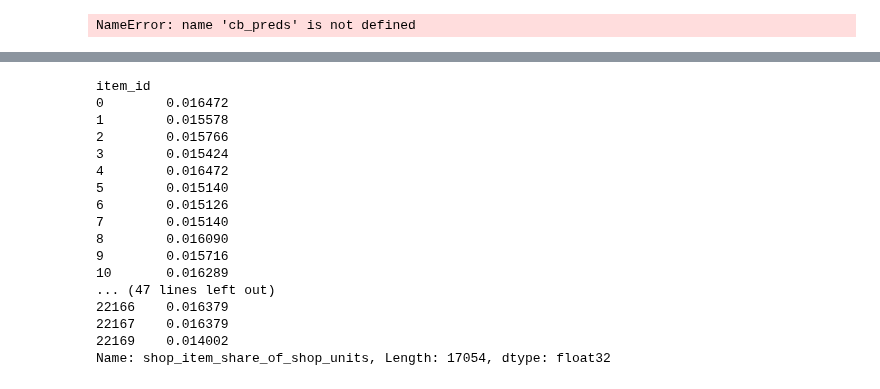
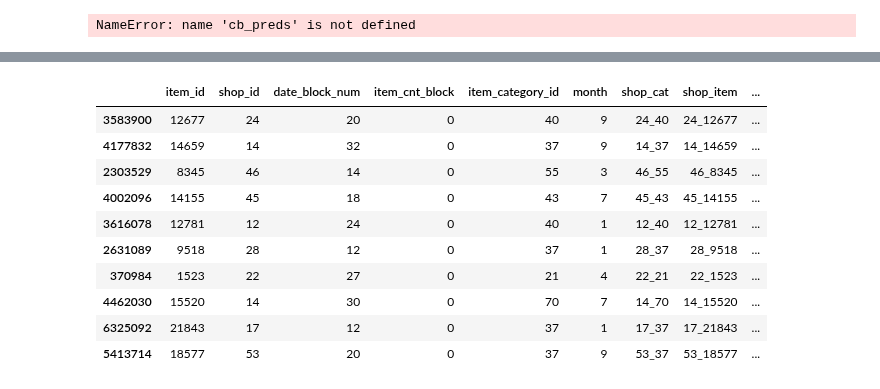
Before and after one commit to stehem/kaggle, a Jupyter notebook: coursera_aml_cds/goddamit4.ipynb, the cells around one changed output, grey strips where cells are left out. Cells and saved outputs as stored; diff of their text form; code cells hidden in the pictures.

```diff
--- a/coursera_aml_cds/goddamit4.ipynb
+++ b/coursera_aml_cds/goddamit4.ipynb
@@ -200,23 +228,6 @@ number_of_days: 669
 number_of_blocks: 22
 total_sales: 2085473.0
 average_price: 1015.5023073772021
-# %%
-def get_mean_encoding(df, group_cols, target):
-    cumsum = df.groupby(group_cols)[target].cumsum() - df[target]
-    cumcnt = df.groupby(group_cols).cumcount()
-    return pd.to_numeric(cumsum/cumcnt, downcast='float')
-
-training['item_me'] = get_mean_encoding(training, ['item_id'], 'item_cnt_block')
-training['shop_me'] = get_mean_encoding(training, ['shop_id'], 'item_cnt_block')
-training['category_me'] = get_mean_encoding(training, ['item_category_id'], 'item_cnt_block')
-training['shop_category_me'] = get_mean_encoding(training, ['shop_id', 'item_category_id'], 'item_cnt_block')
-training['shop_item_me'] = get_mean_encoding(training, ['shop_id', 'item_id'], 'item_cnt_block')
-training['month_me'] = get_mean_encoding(training, ['month'], 'item_cnt_block')
-training['block_me'] = get_mean_encoding(training, ['date_block_num'], 'item_cnt_block')
-
-
-
-training.fillna(0,inplace=True)
 # %%
 def add_min_max_quantiles(df, cols, name):
     print(name)
@@ -387,6 +398,9 @@ training['shop_block_units_lag_comp1'] = pd.to_numeric(training['shop_block_unit
 
 #training['shop_share_item_units_comp'] = training['item_units'] * training['shop_share_of_units']
 training['item_block_units_lag_comp1'] = pd.to_numeric(training['item_block_units_lag_1'] * training['item_share_of_shop_units'],downcast='unsigned')
+# %%
+first_day = sales_train.groupby('item_id')['item_days_since_start'].min()
+training['first_day'] = training['item_id'].map(first_day)
 # %%
 training.columns.values
 # %% [output]
@@ -413,0 +431,9 @@ training.sample(10)
+# %%
+from sklearn.preprocessing import StandardScaler
+
+cols =  ['item_id_mean_encoding', 'shop_id_mean_encoding',
+       'item_category_id_mean_encoding', 'month_mean_encoding',
+       'date_block_num_mean_encoding', 'first_day']
+
+
+training[cols] = StandardScaler().fit_transform(training[cols])
@@ -861,27 +896,17 @@ submission = test.loc[:,['ID']]
 submission['item_cnt_month'] = lg_preds
 
 submission.to_csv('submission.csv', index=False)
-# %%
-training['shop_me_real']= training.groupby('shop_id')['shop_me'].transform(np.mean)
-training['item_me_real']= training.groupby('item_id')['item_me'].transform(np.mean)
-training['cat_me_real']= training.groupby('item_category_id')['item_me'].transform(np.mean)
-# %%
-training.groupby('item_id')['shop_item_share_of_shop_units'].transform(np.mean)
-# %% [output]
-item_id
-0        0.016472
-1        0.015578
-2        0.015766
-3        0.015424
-4        0.016472
-5        0.015140
-6        0.015126
-7        0.015140
-8        0.016090
-9        0.015716
-10       0.016289
-... (47 lines left out)
-22166    0.016379
-22167    0.016379
-22169    0.014002
-Name: shop_item_share_of_shop_units, Length: 17054, dtype: float32
+# %%
+training.sample(10)
+# %% [output]
+|  | item_id | shop_id | date_block_num | item_cnt_block | item_category_id | month | shop_cat | shop_item | ... |
+| 3583900 | 12677 | 24 | 20 | 0 | 40 | 9 | 24_40 | 24_12677 | ... |
+| 4177832 | 14659 | 14 | 32 | 0 | 37 | 9 | 14_37 | 14_14659 | ... |
+| 2303529 | 8345 | 46 | 14 | 0 | 55 | 3 | 46_55 | 46_8345 | ... |
+| 4002096 | 14155 | 45 | 18 | 0 | 43 | 7 | 45_43 | 45_14155 | ... |
+| 3616078 | 12781 | 12 | 24 | 0 | 40 | 1 | 12_40 | 12_12781 | ... |
+| 2631089 | 9518 | 28 | 12 | 0 | 37 | 1 | 28_37 | 28_9518 | ... |
+| 370984 | 1523 | 22 | 27 | 0 | 21 | 4 | 22_21 | 22_1523 | ... |
+| 4462030 | 15520 | 14 | 30 | 0 | 70 | 7 | 14_70 | 14_15520 | ... |
+| 6325092 | 21843 | 17 | 12 | 0 | 37 | 1 | 17_37 | 17_21843 | ... |
+| 5413714 | 18577 | 53 | 20 | 0 | 37 | 9 | 53_37 | 53_18577 | ... |
```
Also changed, not shown: parts of 17 cells of this notebook.
